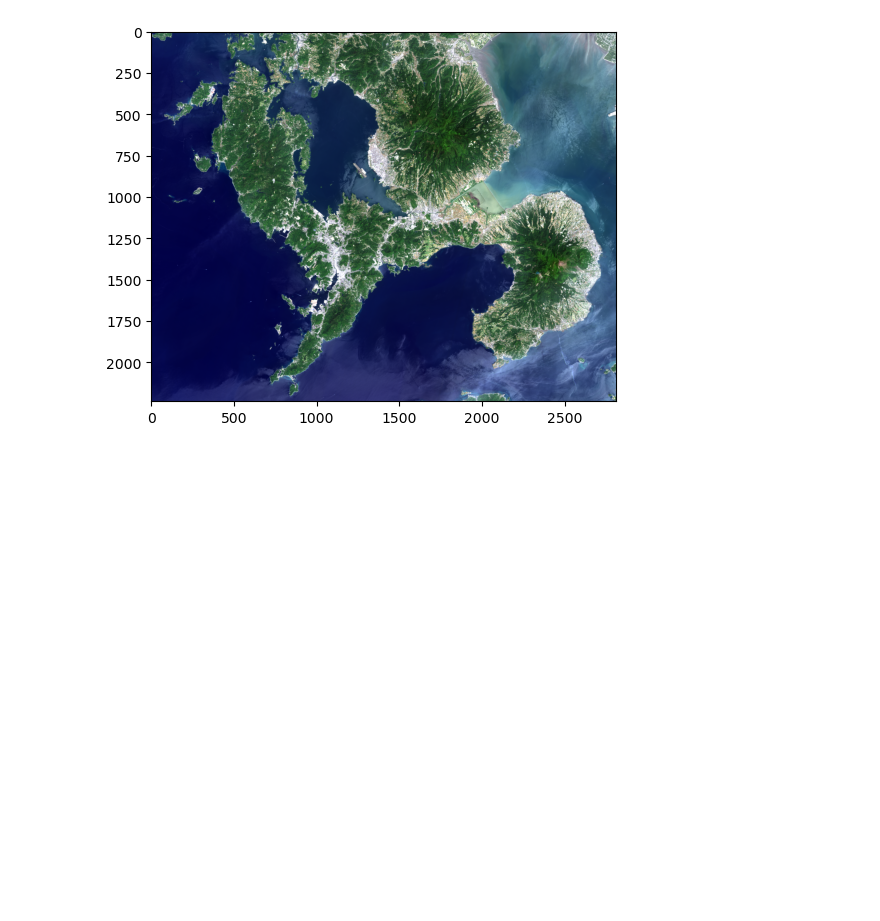
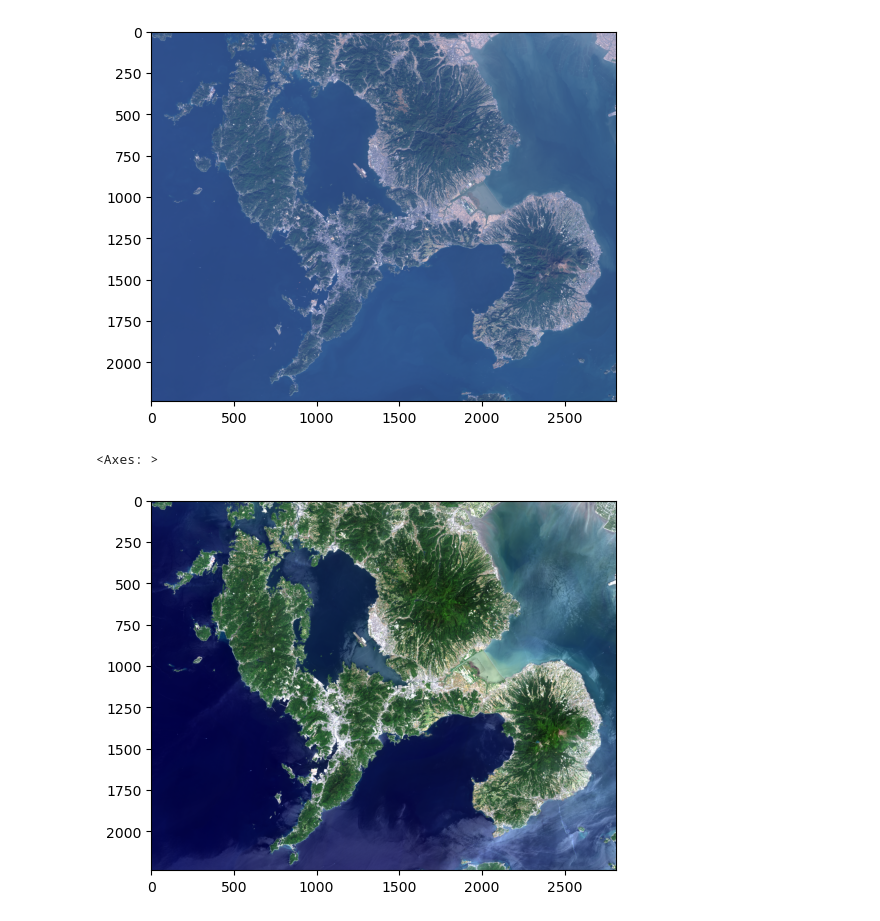
Before and after one commit to Pinnacle55/nagasaki-ml, a Jupyter notebook: Basic Image Classification with ML.ipynb, the cells around one changed output. Drawn from its saved outputs; the diff is of its cells as text; code cells hidden in the pictures; blank space fills up the shorter version.

```diff
--- a/Basic Image Classification with ML.ipynb
+++ b/Basic Image Classification with ML.ipynb
@@ -48,3 +49,17 @@ green = src.read(3)
 blue = src.read(2)
 
 src.close()
+# %%
+import rasterio as rio
+from rasterio.plot import show
+
+src = rio.open("LC08_L1TP_113037_20211120_20211130_02_T1_TOA_STACKED_CROPPED.tif")
+
+# test = src.read()
+
+# test.shape
+
+show(src.read([4,3,2]))
+# %% [output]
+[figure, added]
+<Axes: >
```
Also changed, not shown: parts of 2 cells of this notebook, 1 other file.
